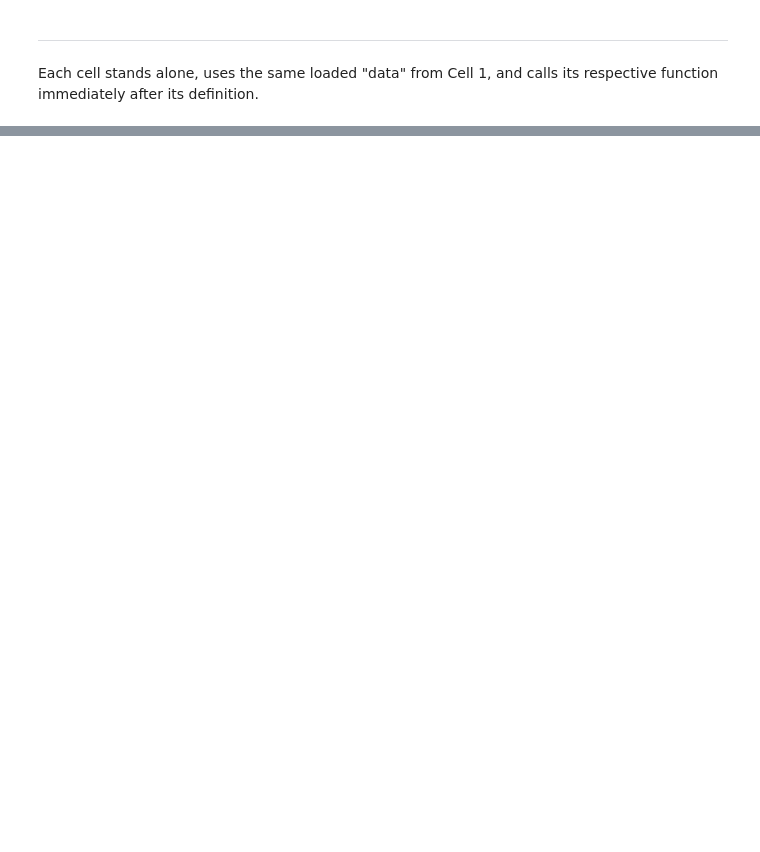
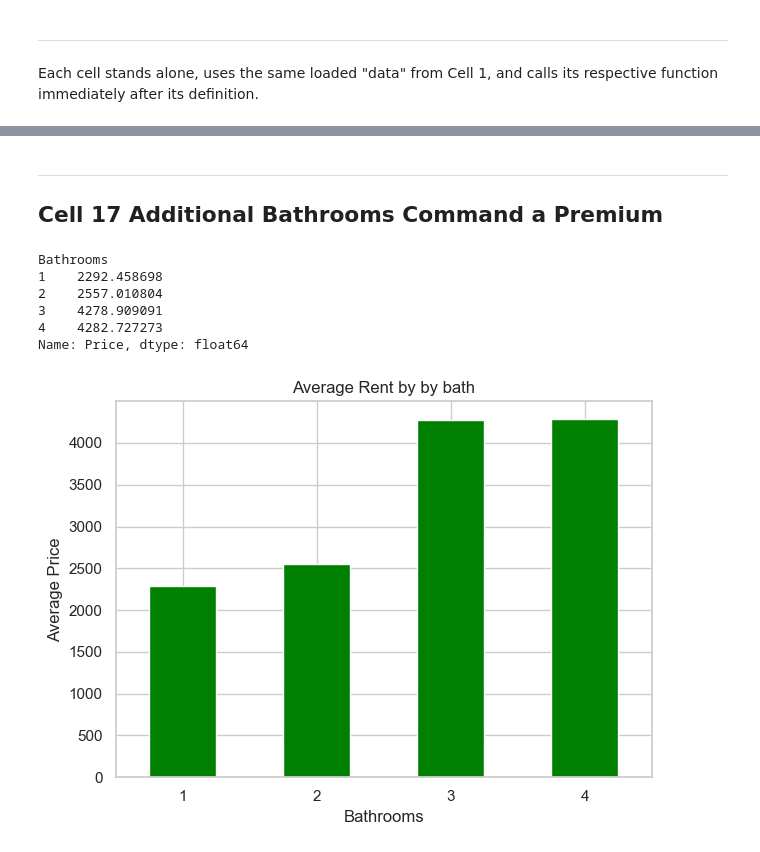
Before and after one commit to Yash-Singh-Pathania/DataScience, a Jupyter notebook: analytics.ipynb, the cells around one changed output, grey strips where cells are left out. Drawn from its saved outputs; the diff is of its cells as text; code cells hidden in the pictures; blank space fills up the shorter version.

```diff
--- a/analytics.ipynb
+++ b/analytics.ipynb
@@ -810,0 +803,21 @@ Each cell stands alone, uses the same loaded "data" from Cell 1, and calls its r
+# %% [markdown]
+---
+## Cell 17 Additional Bathrooms Command a Premium
+# %%
+avg_rent_by_bath = data.groupby('Bathrooms')['Price'].mean()
+print(avg_rent_by_bath)
+avg_rent_by_bath.plot(kind='bar', color='green')
+plt.title('Average Rent by by bath')
+plt.xlabel('Bathrooms')
+plt.ylabel('Average Price')
+plt.xticks(rotation=0)  # Keep labels horizontal if they are short (optional)
+plt.tight_layout()
+plt.show()
+# %% [output]
+Bathrooms
+1    2292.458698
+2    2557.010804
+3    4278.909091
+4    4282.727273
+Name: Price, dtype: float64
+[figure, added]
```
Also changed, not shown: parts of 50 cells of this notebook, 1 other file.
